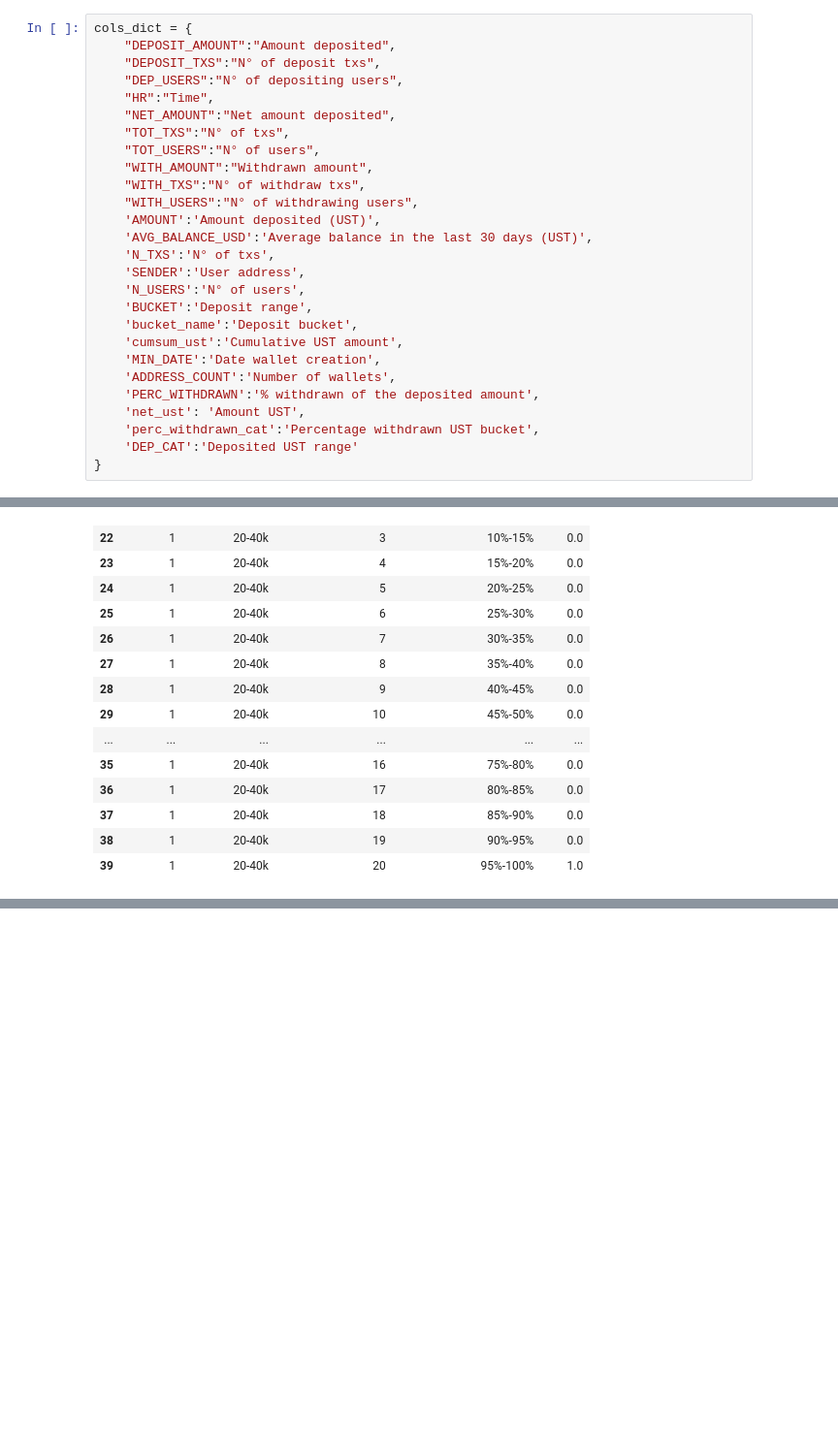
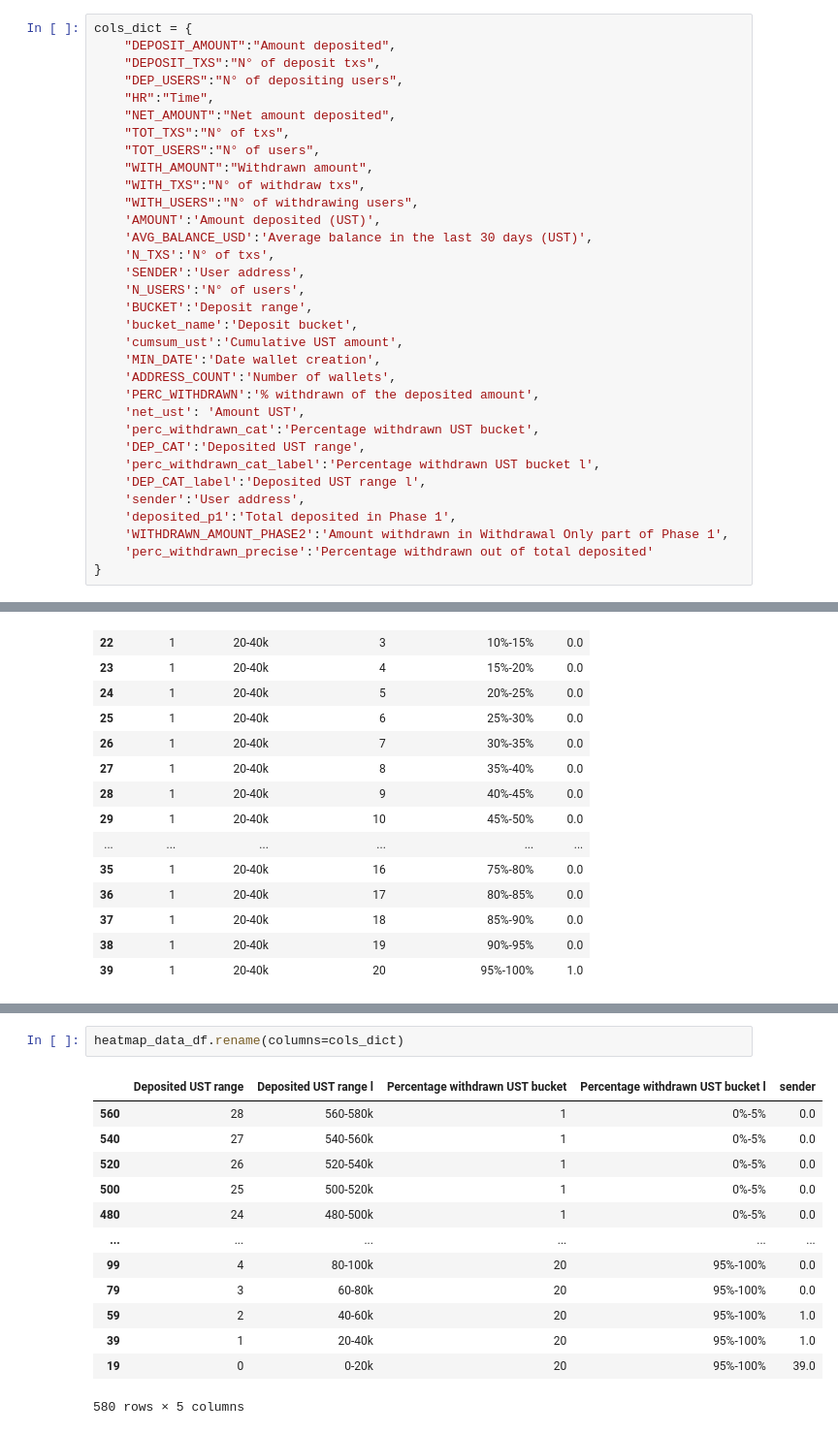
Before and after one commit to IncioMan/mars_lockdrop, a Jupyter notebook: notebook/Prism launch.ipynb, the cells around one changed output, grey strips where cells are left out. Shown at 97% size. Saved outputs shown, nothing was run; the diff lists cells and outputs as text; blank space fills up the shorter version.

```diff
--- a/notebook/Prism launch.ipynb
+++ b/notebook/Prism launch.ipynb
@@ -153,7 +153,13 @@ cols_dict = {
     'PERC_WITHDRAWN':'% withdrawn of the deposited amount',
     'net_ust': 'Amount UST',
     'perc_withdrawn_cat':'Percentage withdrawn UST bucket',
-    'DEP_CAT':'Deposited UST range'
+    'DEP_CAT':'Deposited UST range',
+    'perc_withdrawn_cat_label':'Percentage withdrawn UST bucket l',
+    'DEP_CAT_label':'Deposited UST range l',
+    'sender':'User address',
+    'deposited_p1':'Total deposited in Phase 1',
+    'WITHDRAWN_AMOUNT_PHASE2':'Amount withdrawn in Withdrawal Only part of Phase 1',
+    'perc_withdrawn_precise':'Percentage withdrawn out of total deposited'
 }
 # %%
 #Total withdrawn phase 2 UST
@@ -568,5 +566,21 @@ heatmap_data_df[heatmap_data_df.sender>0]
 | 59 | 2 | 40-60k | 20 | 95%-100% | 1.0 |
 | 39 | 1 | 20-40k | 20 | 95%-100% | 1.0 |
 | 19 | 0 | 0-20k | 20 | 95%-100% | 39.0 |
+# %%
+heatmap_data_df.rename(columns=cols_dict)
+# %% [output]
+|  | Deposited UST range | Deposited UST range l | Percentage withdrawn UST bucket | Percentage withdrawn UST bucket l | sender |
+| 560 | 28 | 560-580k | 1 | 0%-5% | 0.0 |
+| 540 | 27 | 540-560k | 1 | 0%-5% | 0.0 |
+| 520 | 26 | 520-540k | 1 | 0%-5% | 0.0 |
+| 500 | 25 | 500-520k | 1 | 0%-5% | 0.0 |
+| 480 | 24 | 480-500k | 1 | 0%-5% | 0.0 |
+| ... | ... | ... | ... | ... | ... |
+| 99 | 4 | 80-100k | 20 | 95%-100% | 0.0 |
+| 79 | 3 | 60-80k | 20 | 95%-100% | 0.0 |
+| 59 | 2 | 40-60k | 20 | 95%-100% | 1.0 |
+| 39 | 1 | 20-40k | 20 | 95%-100% | 1.0 |
+| 19 | 0 | 0-20k | 20 | 95%-100% | 39.0 |
+580 rows × 5 columns
 # %%
 alt.Chart((heatmap_data_df.rename(columns=cols_dict))).mark_rect().encode(
```
Also changed, not shown: parts of 22 cells of this notebook, 4 other files.
